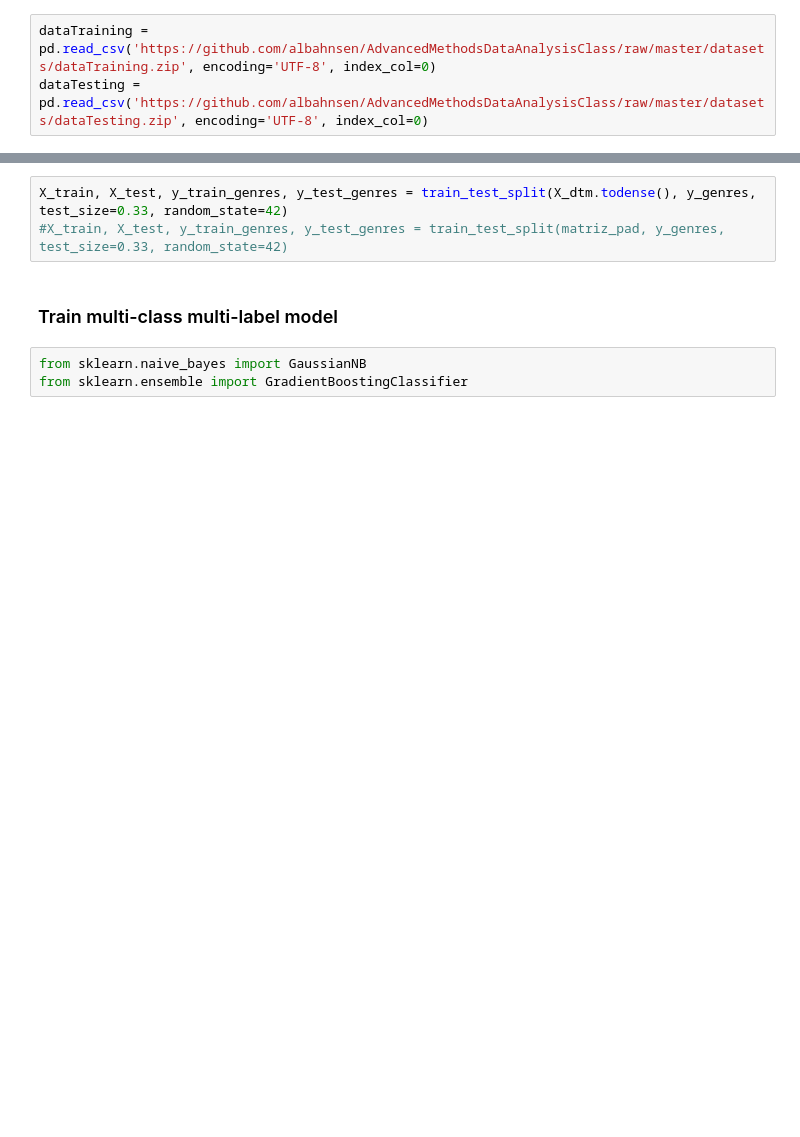
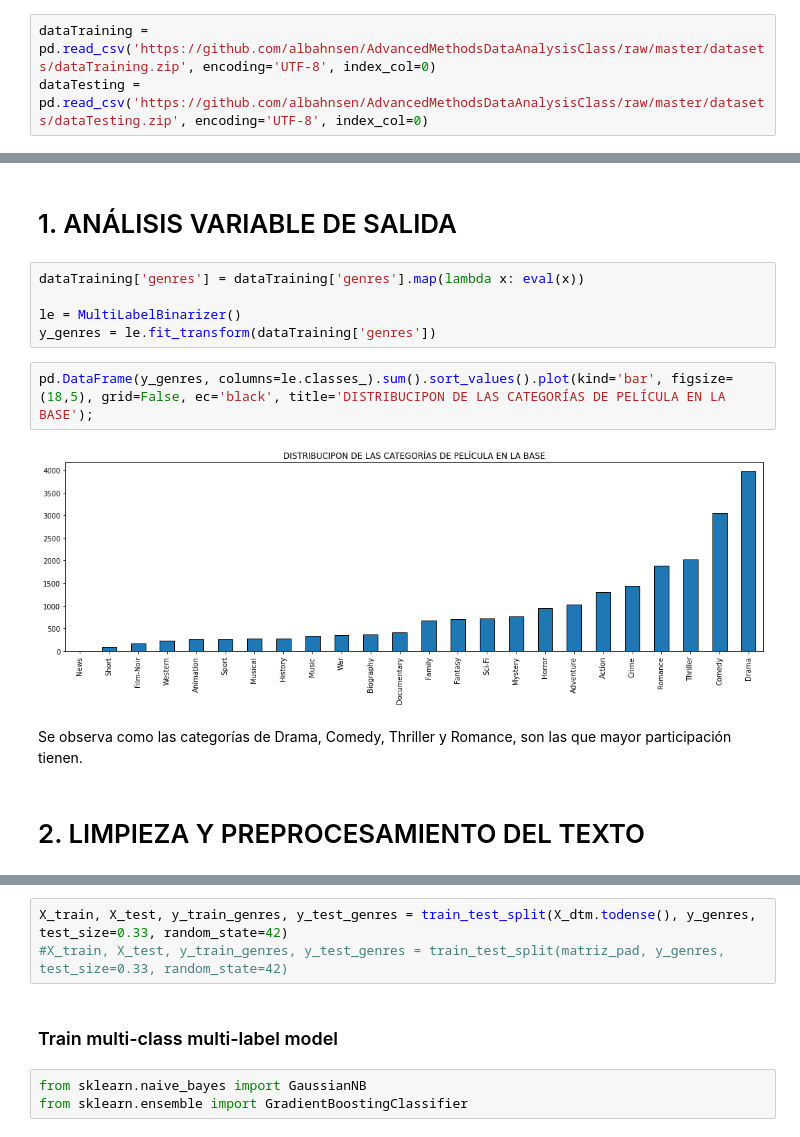
Before and after one commit to dljaimes/Advanced-Methods-in-Data-Analysis_1_Grupo_5, a Jupyter notebook: Proyecto_3_Leo.ipynb, the cells around one changed output, grey strips where cells are left out. Drawn from its saved outputs; the diff is of its cells as text; blank space fills up the shorter version.

```diff
--- a/Proyecto_3_Leo.ipynb
+++ b/Proyecto_3_Leo.ipynb
@@ -117,0 +118,15 @@ dataTesting.head()
+# %% [markdown]
+# 1. ANÁLISIS VARIABLE DE SALIDA
+# %%
+dataTraining['genres'] = dataTraining['genres'].map(lambda x: eval(x))
+
+le = MultiLabelBinarizer()
+y_genres = le.fit_transform(dataTraining['genres'])
+# %%
+pd.DataFrame(y_genres, columns=le.classes_).sum().sort_values().plot(kind='bar', figsize=(18,5), grid=False, ec='black', title='DISTRIBUCIPON DE LAS CATEGORÍAS DE PELÍCULA EN LA BASE');
+# %% [output]
+[figure, added]
+# %% [markdown]
+Se observa como las categorías de Drama, Comedy, Thriller y Romance, son las que mayor participación tienen.
+# %% [markdown]
+# 2. LIMPIEZA Y PREPROCESAMIENTO DEL TEXTO
```
Also changed, not shown: parts of 48 cells of this notebook.
